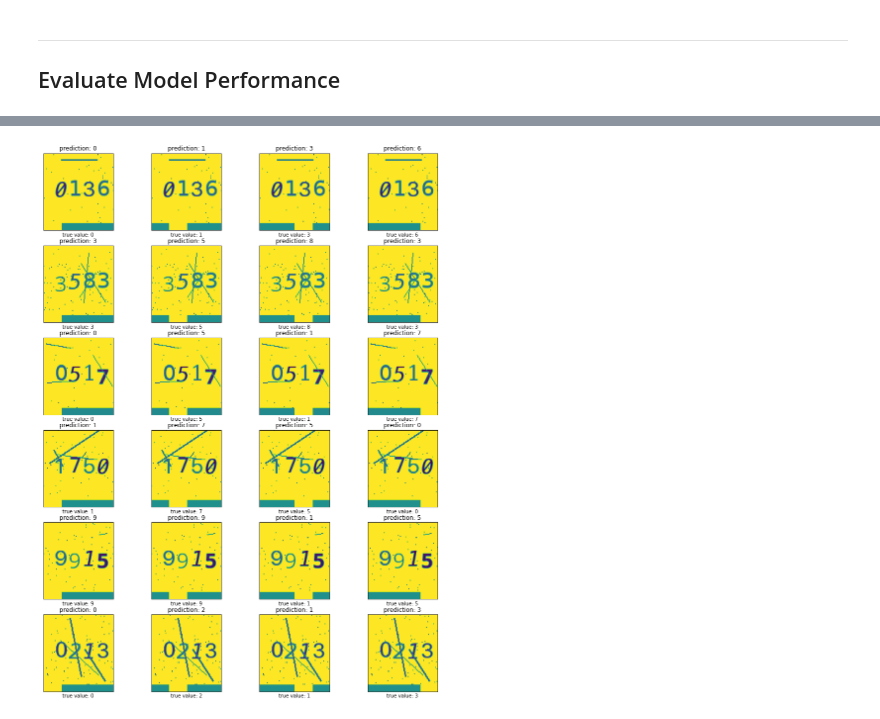
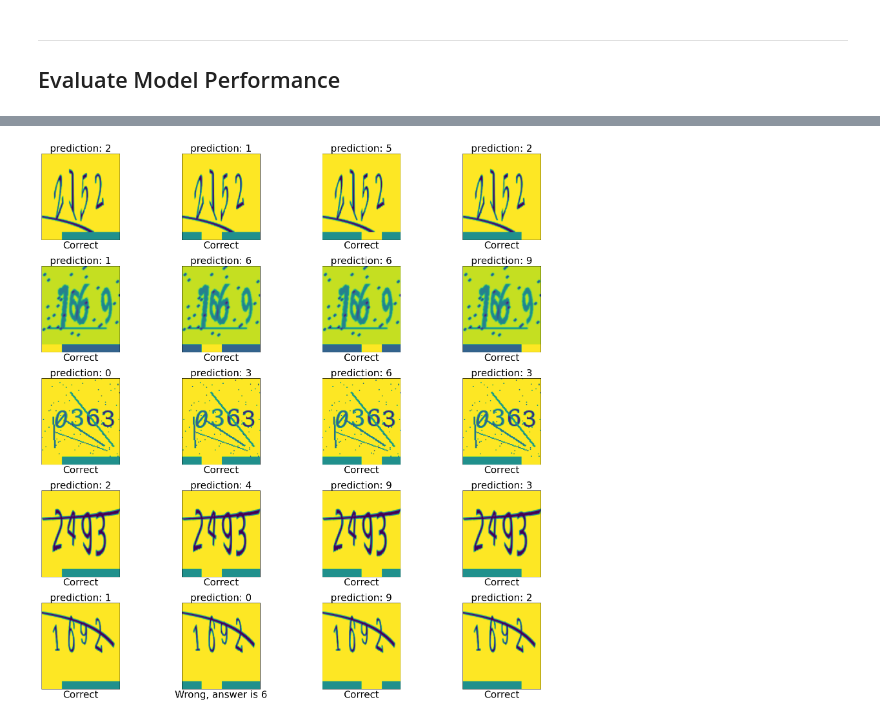
Before and after one commit to T-Visor/captcha-tensorflow, a Jupyter notebook: notebooks/algorithm-evaluation.ipynb, the cells around one changed output, grey strips where cells are left out. Drawn from its saved outputs; the diff is of its cells as text; code cells hidden in the pictures.

```diff
--- a/notebooks/algorithm-evaluation.ipynb
+++ b/notebooks/algorithm-evaluation.ipynb
@@ -22,7 +26,7 @@ os.chdir("..")
 os.environ['TF_CPP_MIN_LOG_LEVEL'] = '3'
 # %%
 # GLOBALS
-DATA_DIRECTORY = os.path.join(os.getcwd() + '/datasets/unseen-for-algorithm')
+DATA_DIRECTORY = os.path.join(os.getcwd() + '/datasets/unseen-samples')
 BATCH_SIZE = 128
 
 IMAGE_HEIGHT = 100
@@ -58,6 +62,6 @@ axes[1].legend()
 ---
 ## Evaluate Model Performance
 # %%
-model = models.load_model('model-with-algorithm')
+model = models.load_model('heterogeneous-solver')
 model.summary()
 # %% [output]
@@ -112,35 +123,45 @@ def display_predictions_inline(captcha_images, predictions, true_values, total_t
         Each subplot will contain the CAPTCHA image, the model's prediction value, and the true value (label).
 
     Args:
         captcha_images (PNG image): the CAPTCHA image file
 
         predictions (EagerTensor): the prediction value made by the model
 
         true_values (EagerTensor): the label associated with the CAPTCHA image
 
         total_to_display (int): total number of subplots
 
         columns (int): number of columns in the plot
     """
     random_indices = numpy.random.permutation(total_to_display)
     rows = math.ceil(total_to_display / columns)
 
-    figure, axes = pyplot.subplots(rows, columns, figsize=(15, 20))
+    figure, axes = pyplot.subplots(rows, columns, figsize=(25, 25))
+    figure.tight_layout(pad=6.0)
 
     for image_index in range(total_to_display):
         result = axes.flat[image_index]
         result.imshow(captcha_images[image_index])
 
-        result.set_title('prediction: {}'.format(str(predictions[image_index].numpy())))
-        result.set_xlabel('true value: {}'.format(str(true_values[image_index].numpy())))
+        grade = None
+        prediction = predictions[image_index].numpy()
+        answer = true_values[image_index].numpy()
+
+        if prediction == answer:
+            grade = 'Correct'
+        else:
+            grade = 'Wrong, answer is ' + str(answer)
+
+        result.set_title('prediction: {}'.format(str(prediction)), fontsize=30)
+        result.set_xlabel(grade, fontsize=30)
 
         result.set_xticks([])
         result.set_yticks([])
 
 display_predictions_inline(captcha_images,
                            predictions,
                            true_values,
-                           24,
+                           20,
                            4)
 # %% [output]
-[figure, old version]
+[figure, new version]
```
Also changed, not shown: parts of 7 cells of this notebook, 2 other files.
